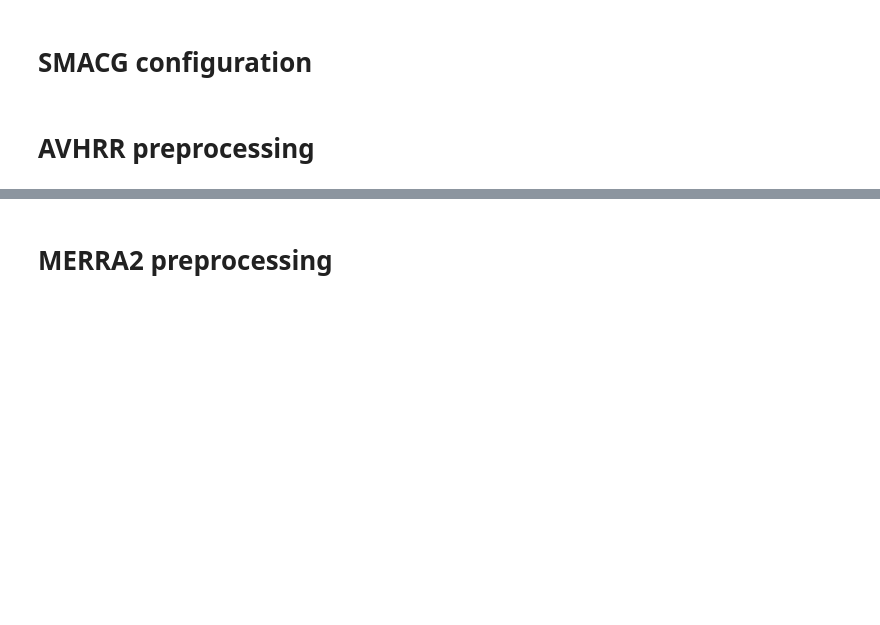
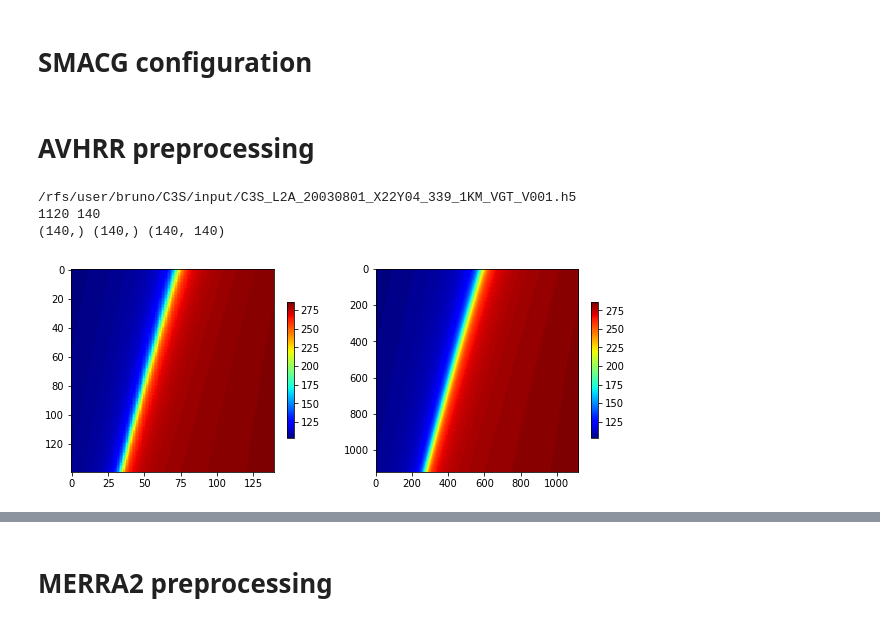
Before and after one commit to hygeos/smaccl, a Jupyter notebook: smacg-example.ipynb, the cells around one changed output, grey strips where cells are left out. Drawn from its saved outputs; the diff is of its cells as text; code cells hidden in the pictures; blank space fills up the shorter version.

```diff
--- a/smacg-example.ipynb
+++ b/smacg-example.ipynb
@@ -83,6 +85,41 @@ ERpre  = 0.0  # TBC see ATBD
 S=Smacg()
 # %% [markdown]
 #  AVHRR preprocessing
+# %%
+sys.path.append('/home/did/MERIS/BRDF/Fourth_Reprocessing/')
+from geoutils.figures import Figures
+
+fname = '/rfs/data/C3S/VGT/EXTRACT/2001/20010112/2_Barcelona_V120010112132.h5'
+fname = '/rfs/user/bruno/C3S/input/C3S_L2A_20030801_X22Y04_339_1KM_VGT_V001.h5'
+print(fname)
+xdataset= xarray.open_dataset(fname)
+
+SIZE1, SIZE2 = xdataset[tab_band_internal[0]].shape
+XTIE, YTIE = xdataset['SZA'].shape
+
+print(SIZE1, XTIE)
+r1=np.arange(0,SIZE1, SIZE1/XTIE)
+#r1=np.arange(0,SIZE1, XTIE)
+r2=np.arange(0,SIZE2, SIZE2/YTIE)
+#r2=np.arange(0,SIZE2, YTIE)
+a='VAA'
+ref = xdataset[a] * float(xdataset[a].attrs['Scale']) + float(xdataset[a].attrs['Offset'])
+
+print(r1.shape, r2.shape, ref.shape)
+r11,r22 = np.meshgrid(np.arange(SIZE1), np.arange(SIZE2))
+
+res = RectBivariateSpline(r1,r2,ref).ev(r11,r22)
+res = np.swapaxes(res, 0, 1)
+res = xarray.DataArray(res,dims = ('phony_dim_0', 'phony_dim_0'))
+
+fig = Figures(cols=2, rows=1)
+fig.imshow(ref.values)
+fig.imshow(res)
+# %% [output]
+/rfs/user/bruno/C3S/input/C3S_L2A_20030801_X22Y04_339_1KM_VGT_V001.h5
+1120 140
+(140,) (140,) (140, 140)
+[figure, added]
 # %%
 from scipy.interpolate import RectBivariateSpline
 
```
Also changed, not shown: parts of 7 cells of this notebook, 1 other file.
